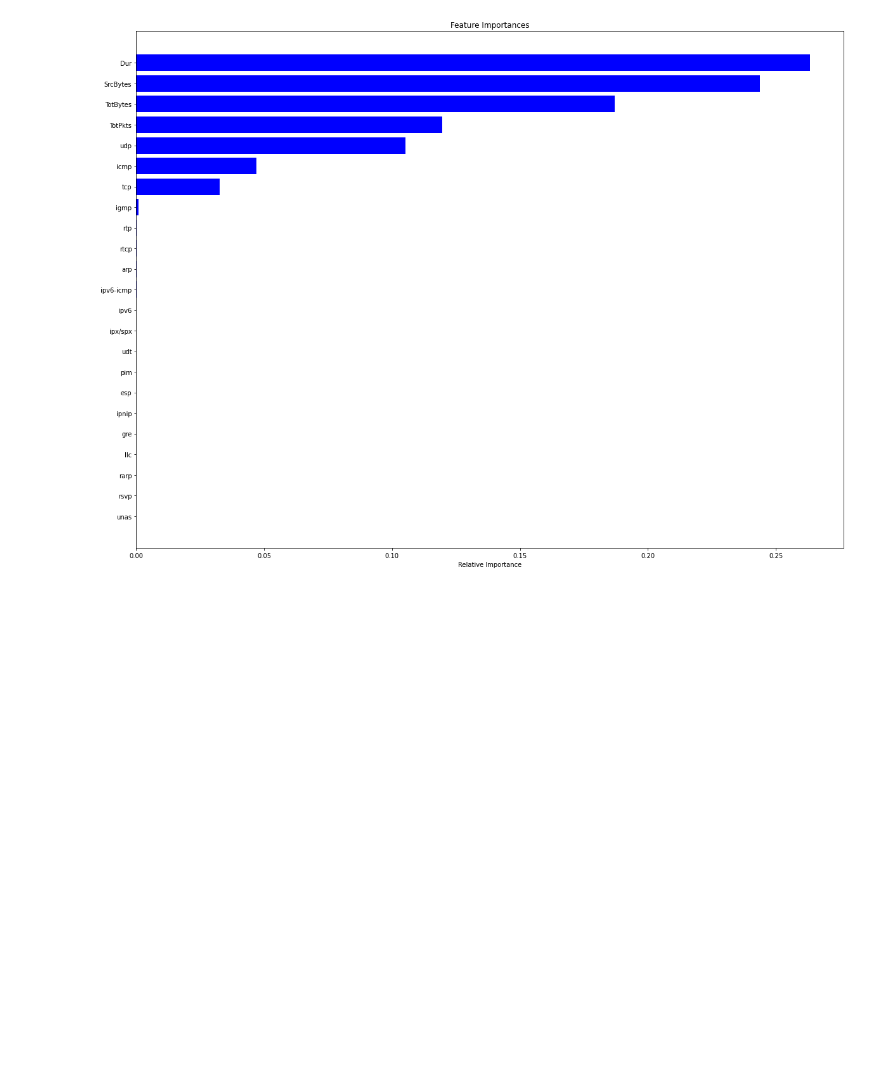
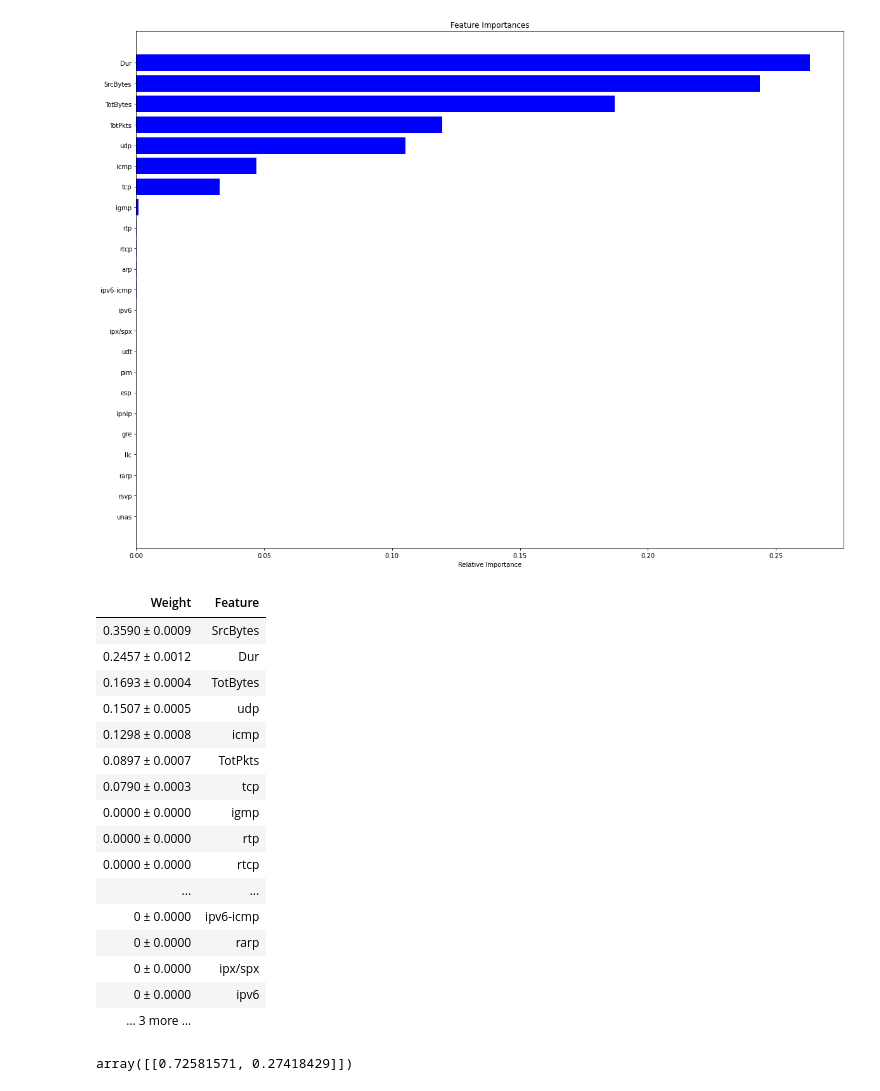
Before and after one commit to NeilCollinsMS/CTU-13-Classification, a Jupyter notebook: CTU_13_Classification_(Aggregate).ipynb, the cells around one changed output. Drawn from its saved outputs; the diff is of its cells as text; code cells hidden in the pictures; blank space fills up the shorter version.

Commit message:
SHAP & Permutation Importance performed

```diff
--- a/CTU_13_Classification_(Aggregate).ipynb
+++ b/CTU_13_Classification_(Aggregate).ipynb
@@ -330,3 +336,32 @@ plt.xlabel('Relative Importance')
 plt.show()
 # %% [output]
 [figure]
+# %%
+perm = PermutationImportance(classifier_1, random_state=1).fit(X_test, y_test)
+eli5.show_weights(perm, feature_names = X_test.columns.tolist())
+# %% [output]
+| Weight | Feature |
+| 0.3590 ± 0.0009 | SrcBytes |
+| 0.2457 ± 0.0012 | Dur |
+| 0.1693 ± 0.0004 | TotBytes |
+| 0.1507 ± 0.0005 | udp |
+| 0.1298 ± 0.0008 | icmp |
+| 0.0897 ± 0.0007 | TotPkts |
+| 0.0790 ± 0.0003 | tcp |
+| 0.0000 ± 0.0000 | igmp |
+| 0.0000 ± 0.0000 | rtp |
+| 0.0000 ± 0.0000 | rtcp |
+| ... | ... |
+| 0 ± 0.0000 | ipv6-icmp |
+| 0 ± 0.0000 | rarp |
+| 0 ± 0.0000 | ipx/spx |
+| 0 ± 0.0000 | ipv6 |
+| … 3 more … |  |
+# %%
+row_to_show = 5
+prediction_data = X_test.iloc[row_to_show]
+prediction_data_array = prediction_data.values.reshape(1,-1)
+
+classifier_1.predict_proba(prediction_data_array)
+# %% [output]
+array([[0.72581571, 0.27418429]])
```
Also changed, not shown: parts of 6 cells of this notebook.
